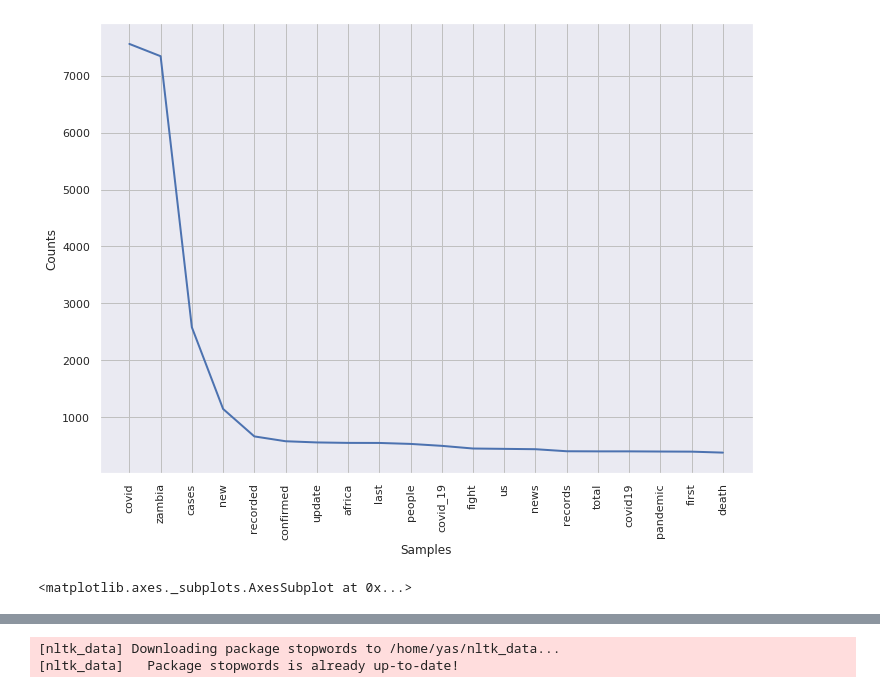
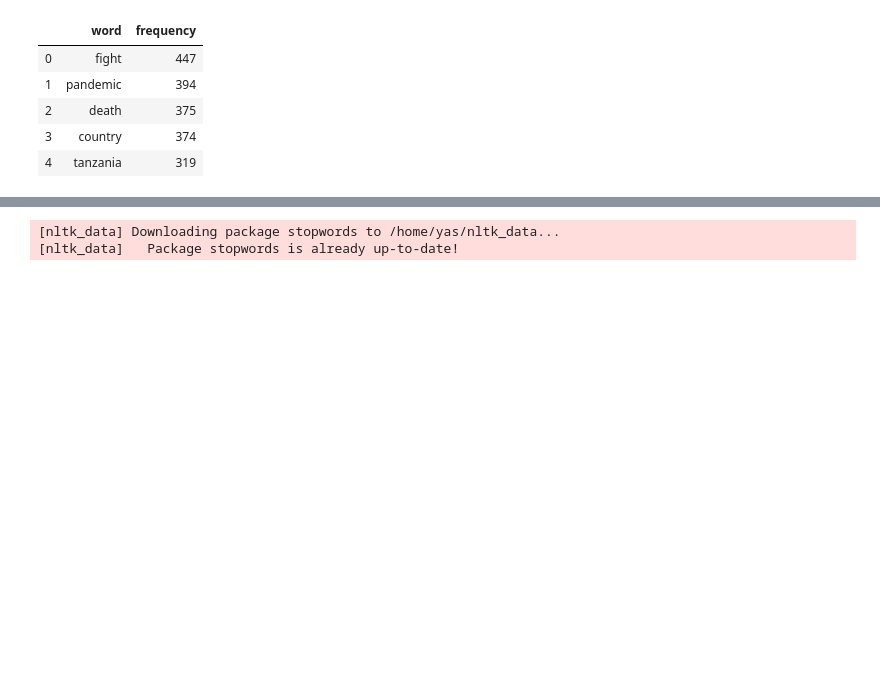
Before and after one commit to ayamlearning/COVID19_Sentiment_Analysis, a Jupyter notebook: EDA_Part1.ipynb, the cells around one changed output, grey strips where cells are left out. Cells and saved outputs as stored; diff of their text form; code cells hidden in the pictures; blank space fills up the shorter version.

```diff
--- a/EDA_Part1.ipynb
+++ b/EDA_Part1.ipynb
@@ -22,16 +27,22 @@ rmv_numbers_from_txt=remove_numeric(meanless_wrds_rmvd_from_txt)
 # %%
 import matplotlib.pyplot as plt
 import seaborn as sns
 
 %matplotlib inline
 
 sns.set(rc={'figure.figsize':(11.7,8.27)})
 sns.set_style('darkgrid')
 
 #create freq and dist plot
 words=rmv_numbers_from_txt.split(" ")
-nlp_words=nltk.FreqDist(words)
-nlp_words.plot(20)
+nlp_words=nltk.FreqDist(words).most_common(20)
+
+df_freq=pd.DataFrame(nlp_words, columns=['word', 'frequency'])
+df_freq.head()
 # %% [output]
-[figure, removed]
-<matplotlib.axes._subplots.AxesSubplot at 0x...>
+|  | word | frequency |
+| 0 | fight | 447 |
+| 1 | pandemic | 394 |
+| 2 | death | 375 |
+| 3 | country | 374 |
+| 4 | tanzania | 319 |
```
Also changed, not shown: parts of 13 cells of this notebook, 3 other files.
